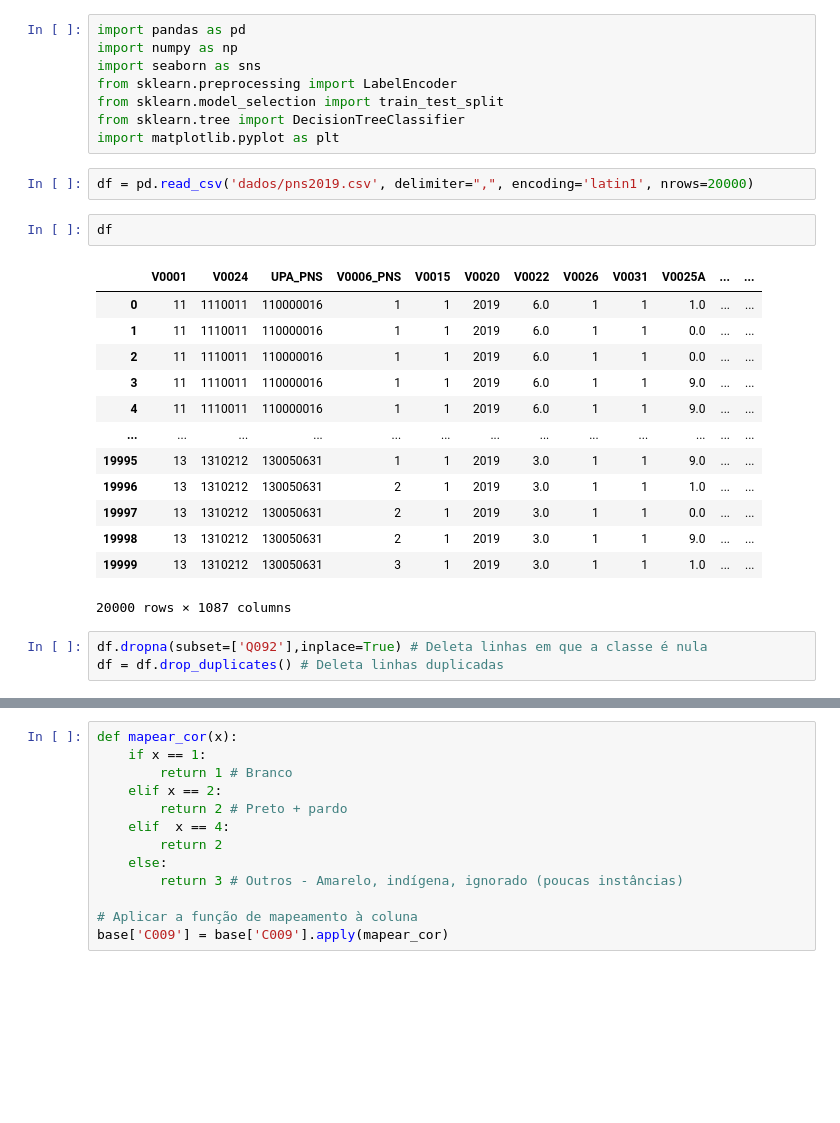
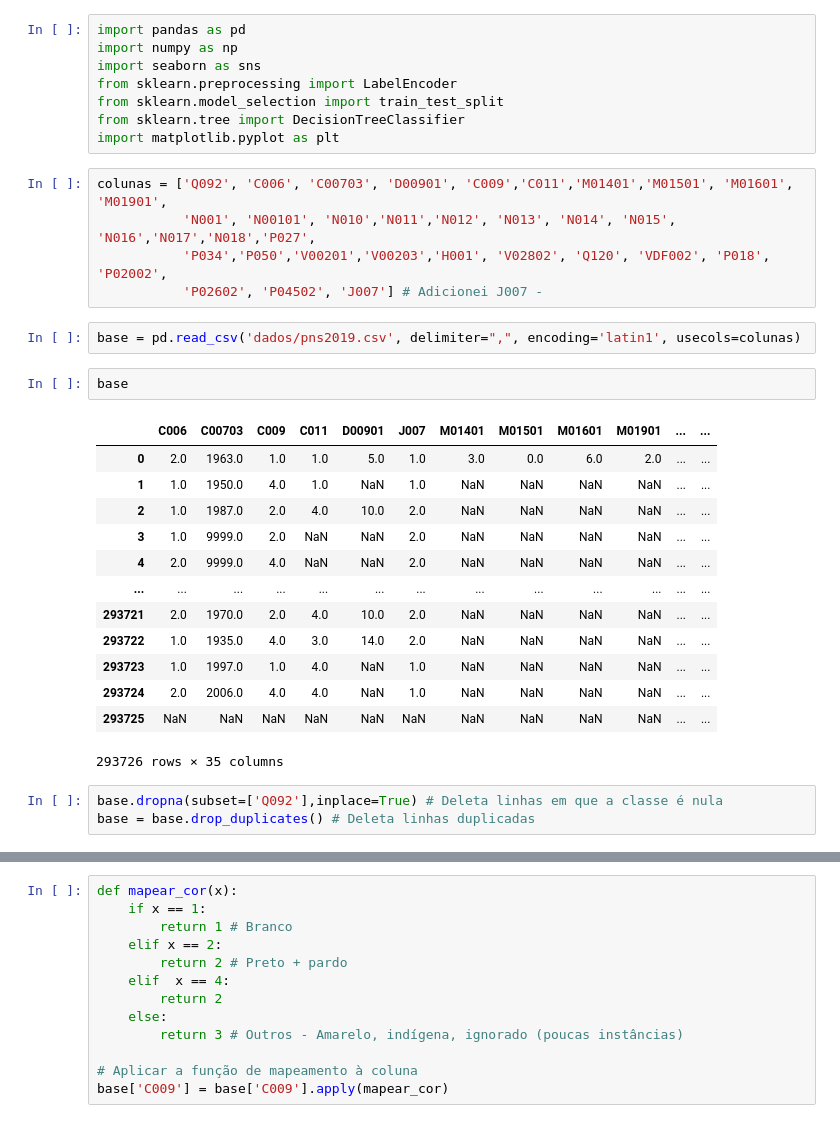
Before and after one commit to EduardoAVS/DepressaoPNS, a Jupyter notebook: TratandoPNS.ipynb, the cells around one changed output, grey strips where cells are left out. Saved outputs shown, nothing was run; the diff lists cells and outputs as text; blank space fills up the shorter version.

```diff
--- a/TratandoPNS.ipynb
+++ b/TratandoPNS.ipynb
@@ -6,25 +6,30 @@ from sklearn.preprocessing import LabelEncoder
 from sklearn.model_selection import train_test_split
 from sklearn.tree import DecisionTreeClassifier
 import matplotlib.pyplot as plt
+# %%
+colunas = ['Q092', 'C006', 'C00703', 'D00901', 'C009','C011','M01401','M01501', 'M01601', 'M01901',
+           'N001', 'N00101', 'N010','N011','N012', 'N013', 'N014', 'N015', 'N016','N017','N018','P027',
+           'P034','P050','V00201','V00203','H001', 'V02802', 'Q120', 'VDF002', 'P018', 'P02002',
+           'P02602', 'P04502', 'J007'] # Adicionei J007 -
 # %%
-df = pd.read_csv('dados/pns2019.csv', delimiter=",", encoding='latin1', nrows=20000)
+base = pd.read_csv('dados/pns2019.csv', delimiter=",", encoding='latin1', usecols=colunas)
-# %%
-df
-# %% [output]
-|  | V0001 | V0024 | UPA_PNS | V0006_PNS | V0015 | V0020 | V0022 | V0026 | V0031 | V0025A | ... | ... |
-| 0 | 11 | 1110011 | 110000016 | 1 | 1 | 2019 | 6.0 | 1 | 1 | 1.0 | ... | ... |
-| 1 | 11 | 1110011 | 110000016 | 1 | 1 | 2019 | 6.0 | 1 | 1 | 0.0 | ... | ... |
-| 2 | 11 | 1110011 | 110000016 | 1 | 1 | 2019 | 6.0 | 1 | 1 | 0.0 | ... | ... |
-| 3 | 11 | 1110011 | 110000016 | 1 | 1 | 2019 | 6.0 | 1 | 1 | 9.0 | ... | ... |
-| 4 | 11 | 1110011 | 110000016 | 1 | 1 | 2019 | 6.0 | 1 | 1 | 9.0 | ... | ... |
-| ... | ... | ... | ... | ... | ... | ... | ... | ... | ... | ... | ... | ... |
-| 19995 | 13 | 1310212 | 130050631 | 1 | 1 | 2019 | 3.0 | 1 | 1 | 9.0 | ... | ... |
-| 19996 | 13 | 1310212 | 130050631 | 2 | 1 | 2019 | 3.0 | 1 | 1 | 1.0 | ... | ... |
-| 19997 | 13 | 1310212 | 130050631 | 2 | 1 | 2019 | 3.0 | 1 | 1 | 0.0 | ... | ... |
-| 19998 | 13 | 1310212 | 130050631 | 2 | 1 | 2019 | 3.0 | 1 | 1 | 9.0 | ... | ... |
-| 19999 | 13 | 1310212 | 130050631 | 3 | 1 | 2019 | 3.0 | 1 | 1 | 1.0 | ... | ... |
-20000 rows × 1087 columns
+# %%
+base
+# %% [output]
+|  | C006 | C00703 | C009 | C011 | D00901 | J007 | M01401 | M01501 | M01601 | M01901 | ... | ... |
+| 0 | 2.0 | 1963.0 | 1.0 | 1.0 | 5.0 | 1.0 | 3.0 | 0.0 | 6.0 | 2.0 | ... | ... |
+| 1 | 1.0 | 1950.0 | 4.0 | 1.0 | NaN | 1.0 | NaN | NaN | NaN | NaN | ... | ... |
+| 2 | 1.0 | 1987.0 | 2.0 | 4.0 | 10.0 | 2.0 | NaN | NaN | NaN | NaN | ... | ... |
+| 3 | 1.0 | 9999.0 | 2.0 | NaN | NaN | 2.0 | NaN | NaN | NaN | NaN | ... | ... |
+| 4 | 2.0 | 9999.0 | 4.0 | NaN | NaN | 2.0 | NaN | NaN | NaN | NaN | ... | ... |
+| ... | ... | ... | ... | ... | ... | ... | ... | ... | ... | ... | ... | ... |
+| 293721 | 2.0 | 1970.0 | 2.0 | 4.0 | 10.0 | 2.0 | NaN | NaN | NaN | NaN | ... | ... |
+| 293722 | 1.0 | 1935.0 | 4.0 | 3.0 | 14.0 | 2.0 | NaN | NaN | NaN | NaN | ... | ... |
+| 293723 | 1.0 | 1997.0 | 1.0 | 4.0 | NaN | 1.0 | NaN | NaN | NaN | NaN | ... | ... |
+| 293724 | 2.0 | 2006.0 | 4.0 | 4.0 | NaN | 1.0 | NaN | NaN | NaN | NaN | ... | ... |
+| 293725 | NaN | NaN | NaN | NaN | NaN | NaN | NaN | NaN | NaN | NaN | ... | ... |
+293726 rows × 35 columns
 # %%
-df.dropna(subset=['Q092'],inplace=True) # Deleta linhas em que a classe é nula
-df = df.drop_duplicates() # Deleta linhas duplicadas
+base.dropna(subset=['Q092'],inplace=True) # Deleta linhas em que a classe é nula
+base = base.drop_duplicates() # Deleta linhas duplicadas
 # %%
```
Also changed, not shown: parts of 20 cells of this notebook, 4 other files.
